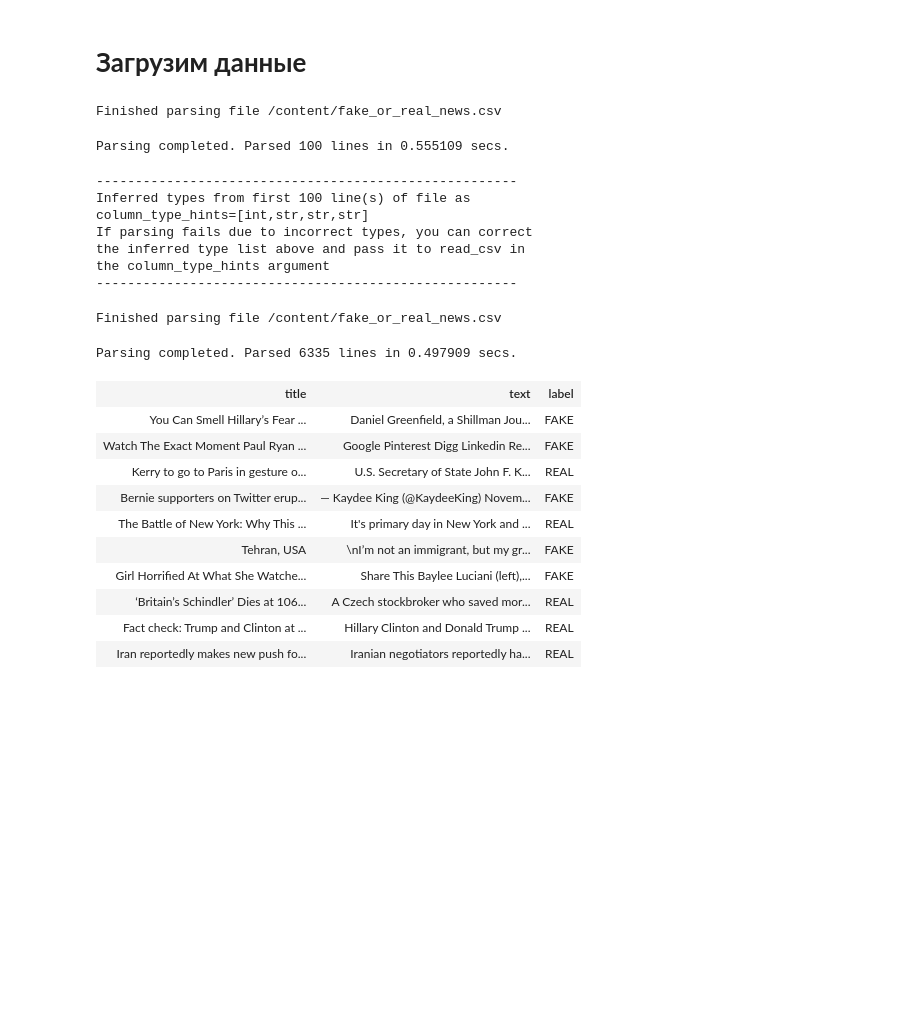
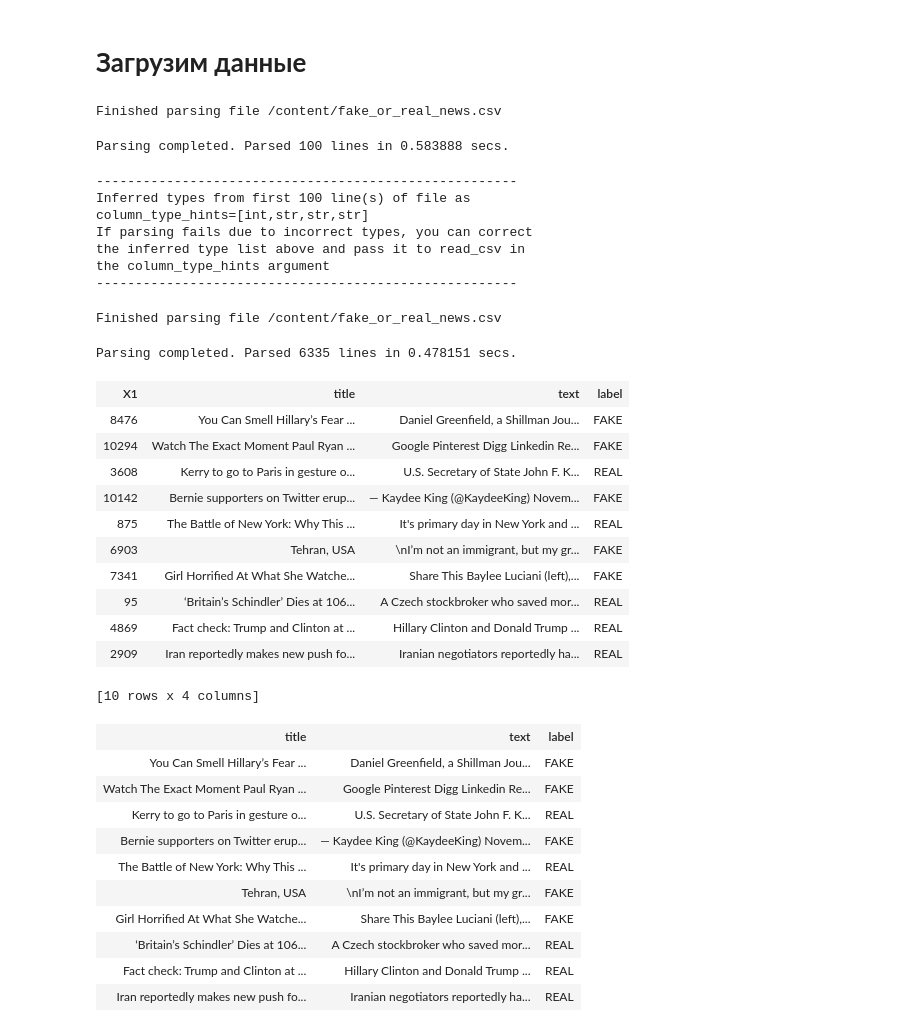
Before and after one commit to vershinin075/Portfolio, a Jupyter notebook: Fakenews.ipynb, the cells around one changed output. Saved outputs shown, nothing was run; the diff lists cells and outputs as text; code cells hidden in the pictures; blank space fills up the shorter version.

```diff
--- a/Fakenews.ipynb
+++ b/Fakenews.ipynb
@@ -50,18 +48,31 @@ TuriCreate currently only supports using one GPU. Setting 'num_gpus' to 1.
 # %%
 #Загрузим наши данные tc.SFrame('fake_or_real_news.csv') в датафрейм dataSFrame
 dataSFrame = tc.SFrame('fake_or_real_news.csv')
+dataSFrame.head()
 # %% [output]
 Finished parsing file /content/fake_or_real_news.csv
-Parsing completed. Parsed 100 lines in 0.555109 secs.
+Parsing completed. Parsed 100 lines in 0.583888 secs.
 ------------------------------------------------------
 Inferred types from first 100 line(s) of file as
 column_type_hints=[int,str,str,str]
 If parsing fails due to incorrect types, you can correct
 the inferred type list above and pass it to read_csv in
 the column_type_hints argument
 ------------------------------------------------------
 Finished parsing file /content/fake_or_real_news.csv
-Parsing completed. Parsed 6335 lines in 0.497909 secs.
+Parsing completed. Parsed 6335 lines in 0.478151 secs.
+| X1 | title | text | label |
+| 8476 | You Can Smell Hillary’s Fear ... | Daniel Greenfield, a Shillman Jou... | FAKE |
+| 10294 | Watch The Exact Moment Paul Ryan ... | Google Pinterest Digg Linkedin Re... | FAKE |
+| 3608 | Kerry to go to Paris in gesture o... | U.S. Secretary of State John F. K... | REAL |
+| 10142 | Bernie supporters on Twitter erup... | — Kaydee King (@KaydeeKing) Novem... | FAKE |
+| 875 | The Battle of New York: Why This ... | It's primary day in New York and ... | REAL |
+| 6903 | Tehran, USA | \nI’m not an immigrant, but my gr... | FAKE |
+| 7341 | Girl Horrified At What She Watche... | Share This Baylee Luciani (left),... | FAKE |
+| 95 | ‘Britain’s Schindler’ Dies at 106... | A Czech stockbroker who saved mor... | REAL |
+| 4869 | Fact check: Trump and Clinton at ... | Hillary Clinton and Donald Trump ... | REAL |
+| 2909 | Iran reportedly makes new push fo... | Iranian negotiators reportedly ha... | REAL |
+[10 rows x 4 columns]
 # %%
 # Удалим столбец с индексами, чтобы удалить нужно использовать .remove_column и написать имя столбца X1 в круглых скобках
 dataSFrame
```
Also changed, not shown: parts of 16 cells of this notebook.
